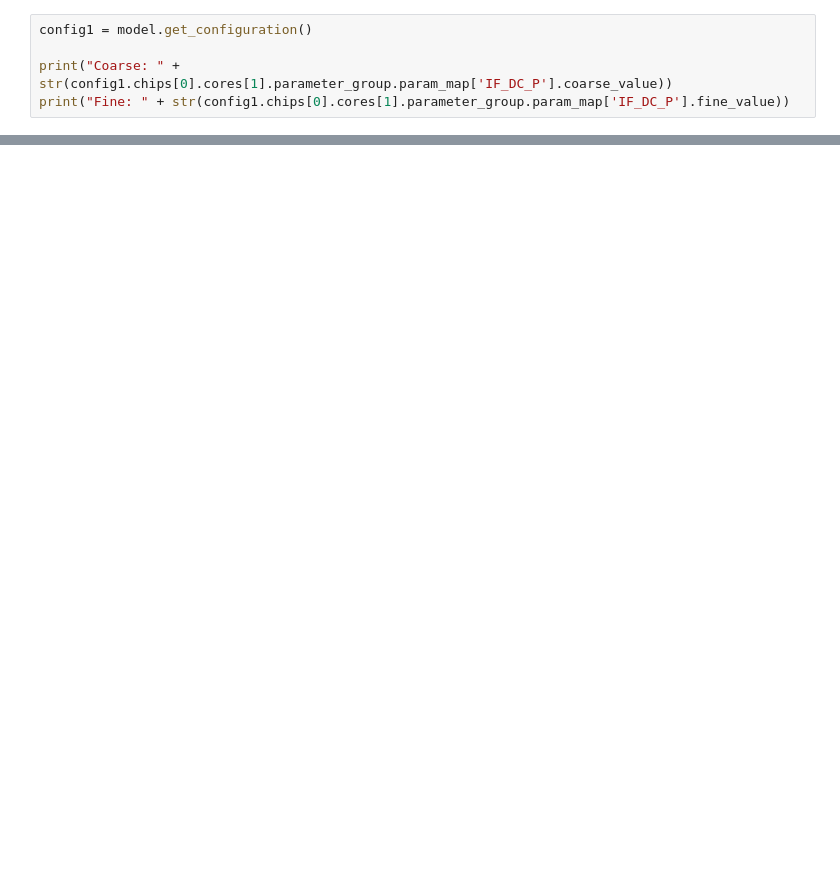
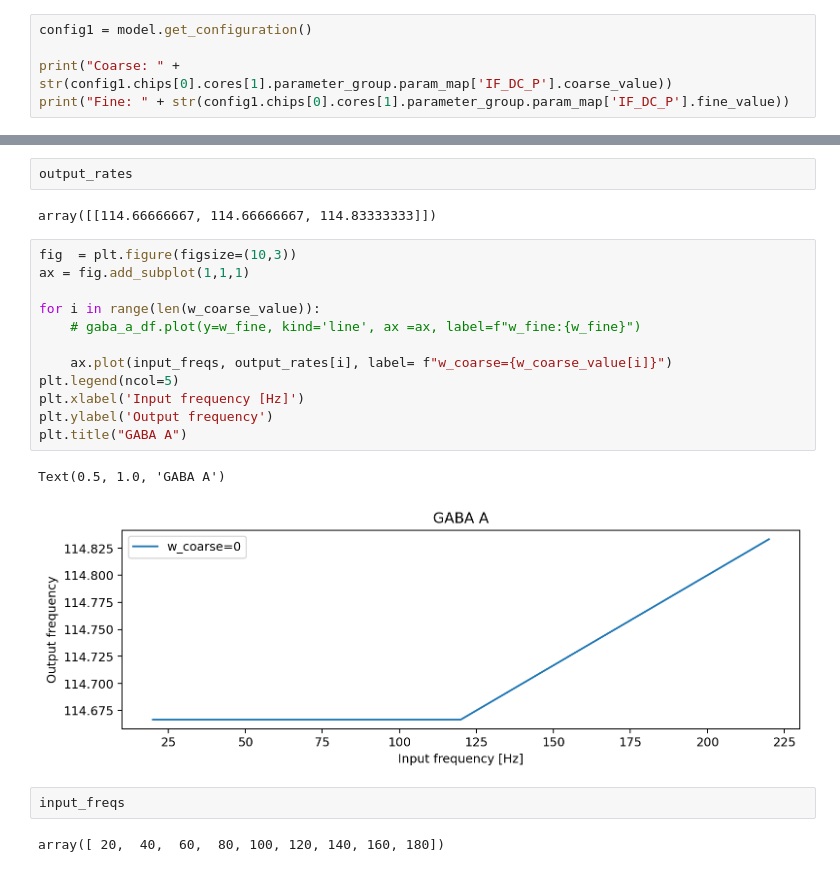
Before and after one commit to FarahBaracat/ni_class_dynapse, a Jupyter notebook: Hello_world-Dynapse_Chip_corrected.ipynb, the cells around one changed output, grey strips where cells are left out. Cells and saved outputs as stored; diff of their text form; blank space fills up the shorter version.

Commit message:
GABA A no effect only DC input to fix rate at 100 Hz

```diff
--- a/Hello_world-Dynapse_Chip_corrected.ipynb
+++ b/Hello_world-Dynapse_Chip_corrected.ipynb
@@ -635,0 +807,23 @@ print("Fine: " + str(config1.chips[0].cores[1].parameter_group.param_map['IF_DC_
+# %%
+output_rates
+# %% [output]
+array([[114.66666667, 114.66666667, 114.83333333]])
+# %%
+fig  = plt.figure(figsize=(10,3))
+ax = fig.add_subplot(1,1,1)
+
+for i in range(len(w_coarse_value)):
+    # gaba_a_df.plot(y=w_fine, kind='line', ax =ax, label=f"w_fine:{w_fine}")
+
+    ax.plot(input_freqs, output_rates[i], label= f"w_coarse={w_coarse_value[i]}")
+plt.legend(ncol=5)
+plt.xlabel('Input frequency [Hz]')
+plt.ylabel('Output frequency')
+plt.title("GABA A")
+# %% [output]
+Text(0.5, 1.0, 'GABA A')
+[figure, added]
+# %%
+input_freqs
+# %% [output]
+array([ 20,  40,  60,  80, 100, 120, 140, 160, 180])
```
Also changed, not shown: parts of 4 cells of this notebook.
